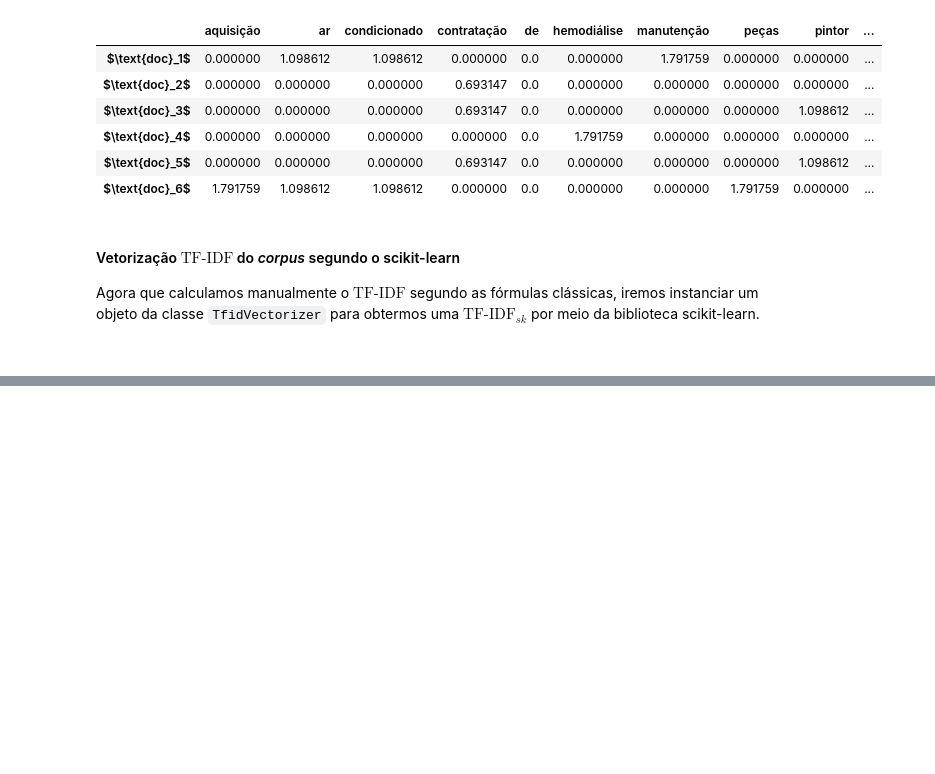
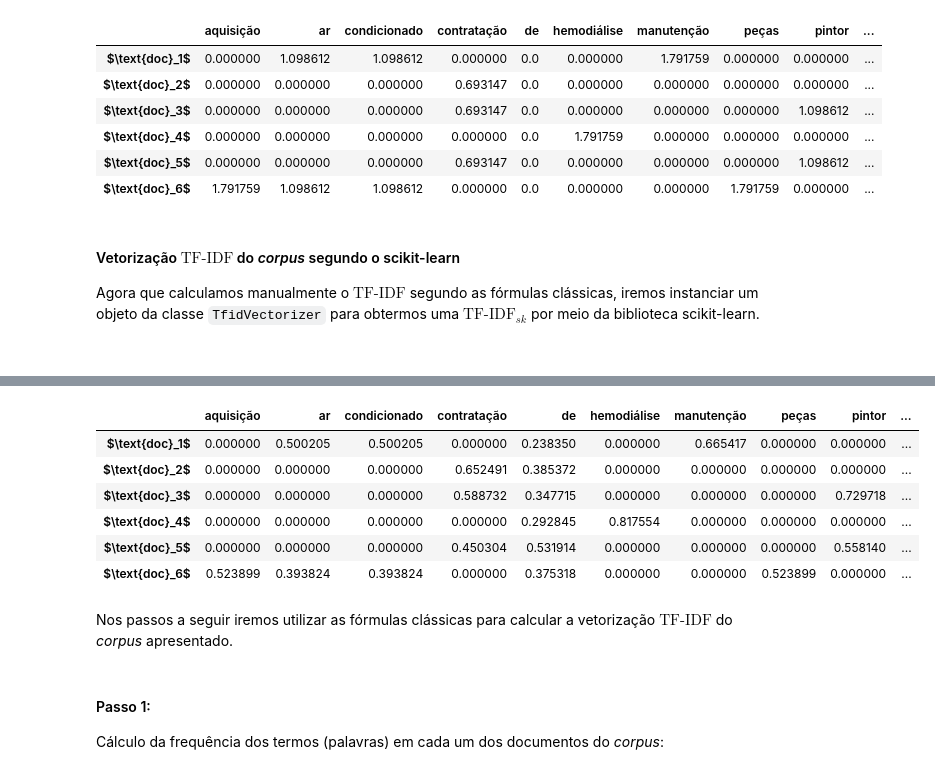
Before and after one commit to brunomssmelo/NLP_com_Deep_Learning, a Jupyter notebook: notebooks/Reproduzindo_a_vetorizacao_TF-IDF_realizada_pelo_scikit-learn.ipynb, the cells around one changed output, grey strips where cells are left out. Saved outputs shown, nothing was run; the diff lists cells and outputs as text; code cells hidden in the pictures; blank space fills up the shorter version.

```diff
--- a/notebooks/Reproduzindo_a_vetorizacao_TF-IDF_realizada_pelo_scikit-learn.ipynb
+++ b/notebooks/Reproduzindo_a_vetorizacao_TF-IDF_realizada_pelo_scikit-learn.ipynb
@@ -159,0 +241,19 @@ pd.DataFrame(tfidf_sk, columns=vocab, index=rotulos)
+# %%
+tfidf_norm = tfidf_w_d/np.linalg.norm(tfidf_w_d, axis=1).reshape((6,1))
+
+pd.DataFrame(tfidf_norm, index=rotulos, columns=vocab)
+# %% [output]
+|  | aquisição | ar | condicionado | contratação | de | hemodiálise | manutenção | peças | pintor | ... |
+| $\text{doc}_1$ | 0.000000 | 0.500205 | 0.500205 | 0.000000 | 0.238350 | 0.000000 | 0.665417 | 0.000000 | 0.000000 | ... |
+| $\text{doc}_2$ | 0.000000 | 0.000000 | 0.000000 | 0.652491 | 0.385372 | 0.000000 | 0.000000 | 0.000000 | 0.000000 | ... |
+| $\text{doc}_3$ | 0.000000 | 0.000000 | 0.000000 | 0.588732 | 0.347715 | 0.000000 | 0.000000 | 0.000000 | 0.729718 | ... |
+| $\text{doc}_4$ | 0.000000 | 0.000000 | 0.000000 | 0.000000 | 0.292845 | 0.817554 | 0.000000 | 0.000000 | 0.000000 | ... |
+| $\text{doc}_5$ | 0.000000 | 0.000000 | 0.000000 | 0.450304 | 0.531914 | 0.000000 | 0.000000 | 0.000000 | 0.558140 | ... |
+| $\text{doc}_6$ | 0.523899 | 0.393824 | 0.393824 | 0.000000 | 0.375318 | 0.000000 | 0.000000 | 0.523899 | 0.000000 | ... |
+# %% [markdown]
+Nos passos a seguir iremos utilizar as fórmulas clássicas para calcular a vetorização $\text{TF-IDF}$ do *corpus*
+apresentado.
+# %% [markdown]
+#### Passo 1:
+
+Cálculo da frequência dos termos (palavras) em cada um dos documentos do *corpus*:
```
Also changed, not shown: parts of 20 cells of this notebook.
